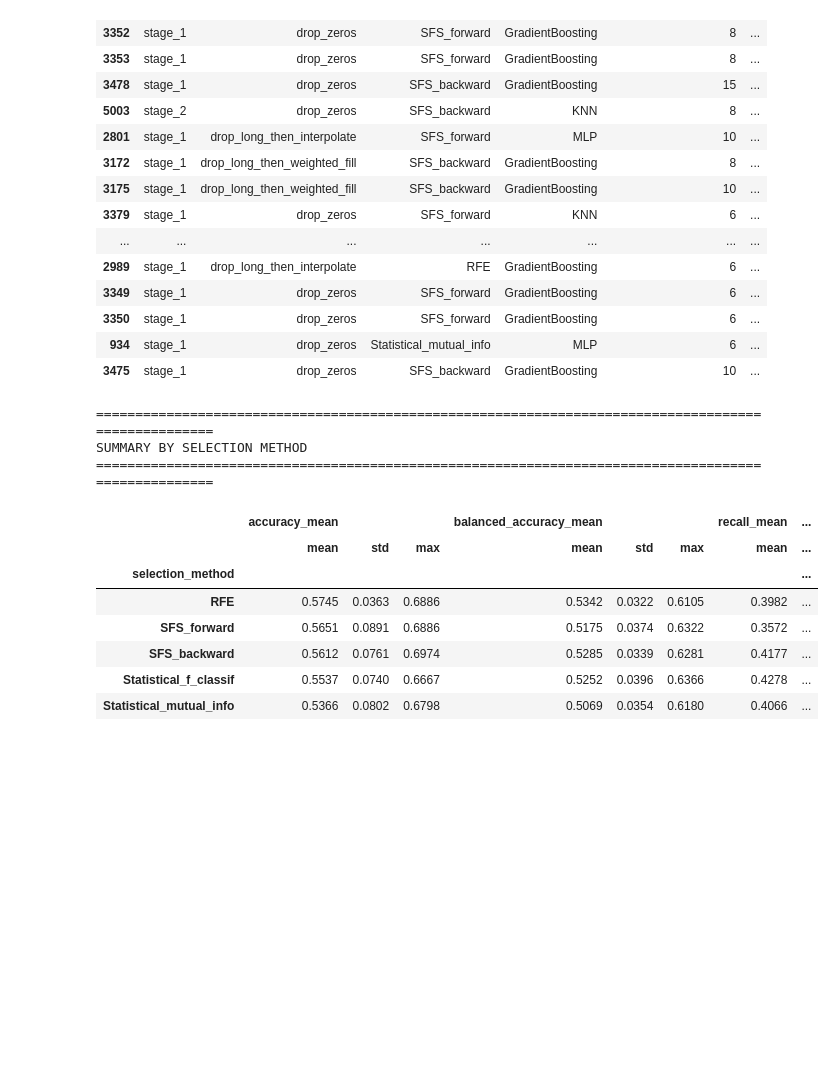
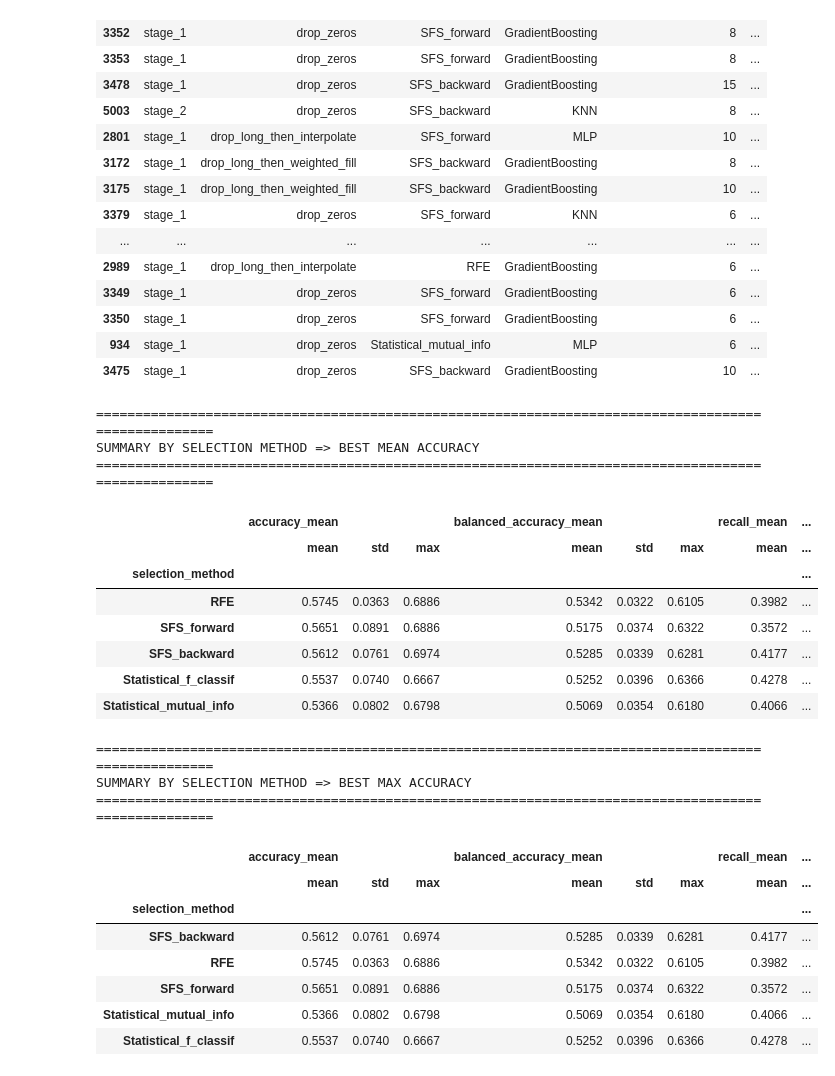
Before and after one commit to KonstantinosVard/Classification-of-cardiotocographic-signals-based-on-HRV, a Jupyter notebook: 5)classification.ipynb, the cells around one changed output. Cells and saved outputs as stored; diff of their text form; code cells hidden in the pictures; blank space fills up the shorter version.

```diff
--- a/5)classification.ipynb
+++ b/5)classification.ipynb
@@ -399,14 +395,14 @@ def get_stats_by(method):
 # %%
 # Summary statistics
 print("\n" + "="*100)
-print("SUMMARY BY SELECTION METHOD")
+print("SUMMARY BY SELECTION METHOD => BEST MEAN ACCURACY")
 print("="*100)
 
 selection_method = get_stats_by("selection_method")
 selection_method
 # %% [output]
 ====================================================================================================
-SUMMARY BY SELECTION METHOD
+SUMMARY BY SELECTION METHOD => BEST MEAN ACCURACY
 ====================================================================================================
 |  | accuracy_mean |  |  | balanced_accuracy_mean |  |  | recall_mean | ... |
 |  | mean | std | max | mean | std | max | mean | ... |
@@ -416,5 +412,25 @@ SUMMARY BY SELECTION METHOD
 | SFS_backward | 0.5612 | 0.0761 | 0.6974 | 0.5285 | 0.0339 | 0.6281 | 0.4177 | ... |
 | Statistical_f_classif | 0.5537 | 0.0740 | 0.6667 | 0.5252 | 0.0396 | 0.6366 | 0.4278 | ... |
 | Statistical_mutual_info | 0.5366 | 0.0802 | 0.6798 | 0.5069 | 0.0354 | 0.6180 | 0.4066 | ... |
+# %%
+# Summary statistics
+print("\n" + "="*100)
+print("SUMMARY BY SELECTION METHOD => BEST MAX ACCURACY")
+print("="*100)
+
+selection_method = get_stats_by("selection_method", "max")
+selection_method
+# %% [output]
+====================================================================================================
+SUMMARY BY SELECTION METHOD => BEST MAX ACCURACY
+====================================================================================================
+|  | accuracy_mean |  |  | balanced_accuracy_mean |  |  | recall_mean | ... |
+|  | mean | std | max | mean | std | max | mean | ... |
+| selection_method |  |  |  |  |  |  |  | ... |
+| SFS_backward | 0.5612 | 0.0761 | 0.6974 | 0.5285 | 0.0339 | 0.6281 | 0.4177 | ... |
+| RFE | 0.5745 | 0.0363 | 0.6886 | 0.5342 | 0.0322 | 0.6105 | 0.3982 | ... |
+| SFS_forward | 0.5651 | 0.0891 | 0.6886 | 0.5175 | 0.0374 | 0.6322 | 0.3572 | ... |
+| Statistical_mutual_info | 0.5366 | 0.0802 | 0.6798 | 0.5069 | 0.0354 | 0.6180 | 0.4066 | ... |
+| Statistical_f_classif | 0.5537 | 0.0740 | 0.6667 | 0.5252 | 0.0396 | 0.6366 | 0.4278 | ... |
 # %%
 print("\n" + "="*100)
```
Also changed, not shown: parts of 8 cells of this notebook, 3 other files.
